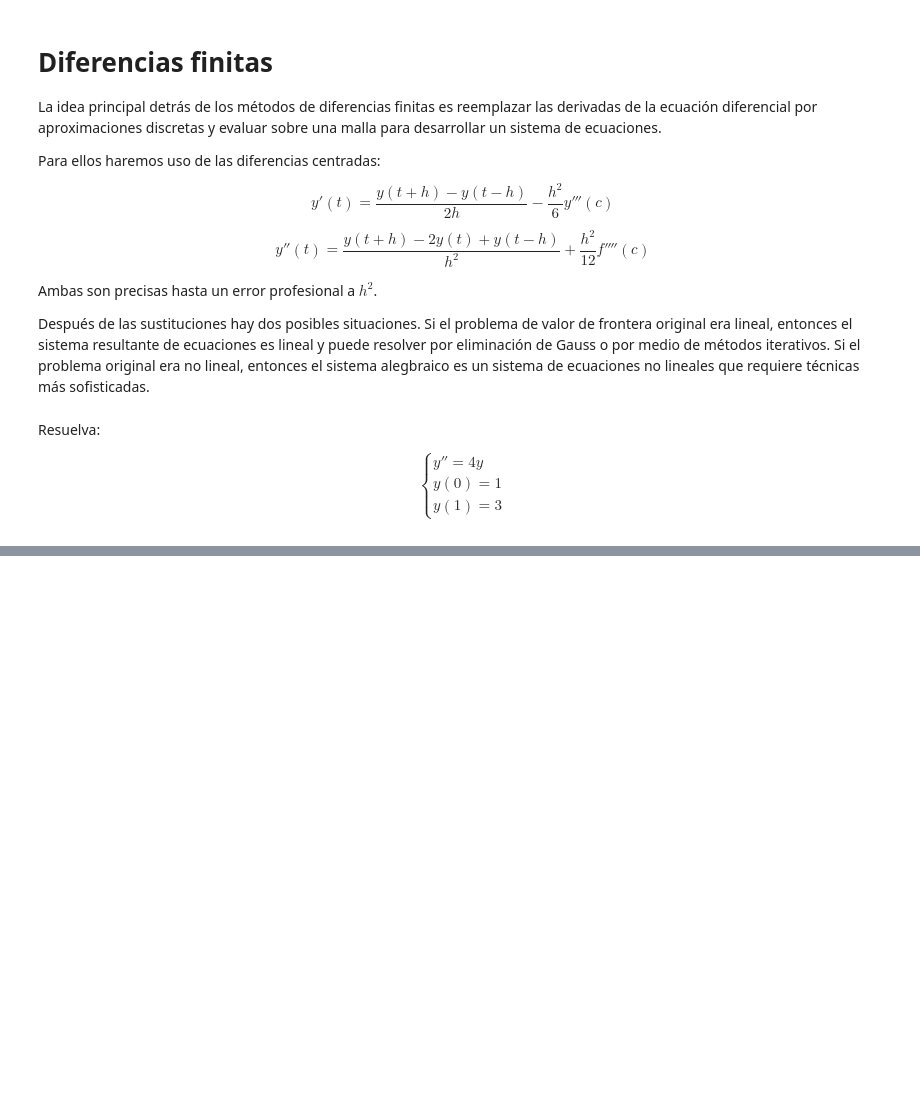
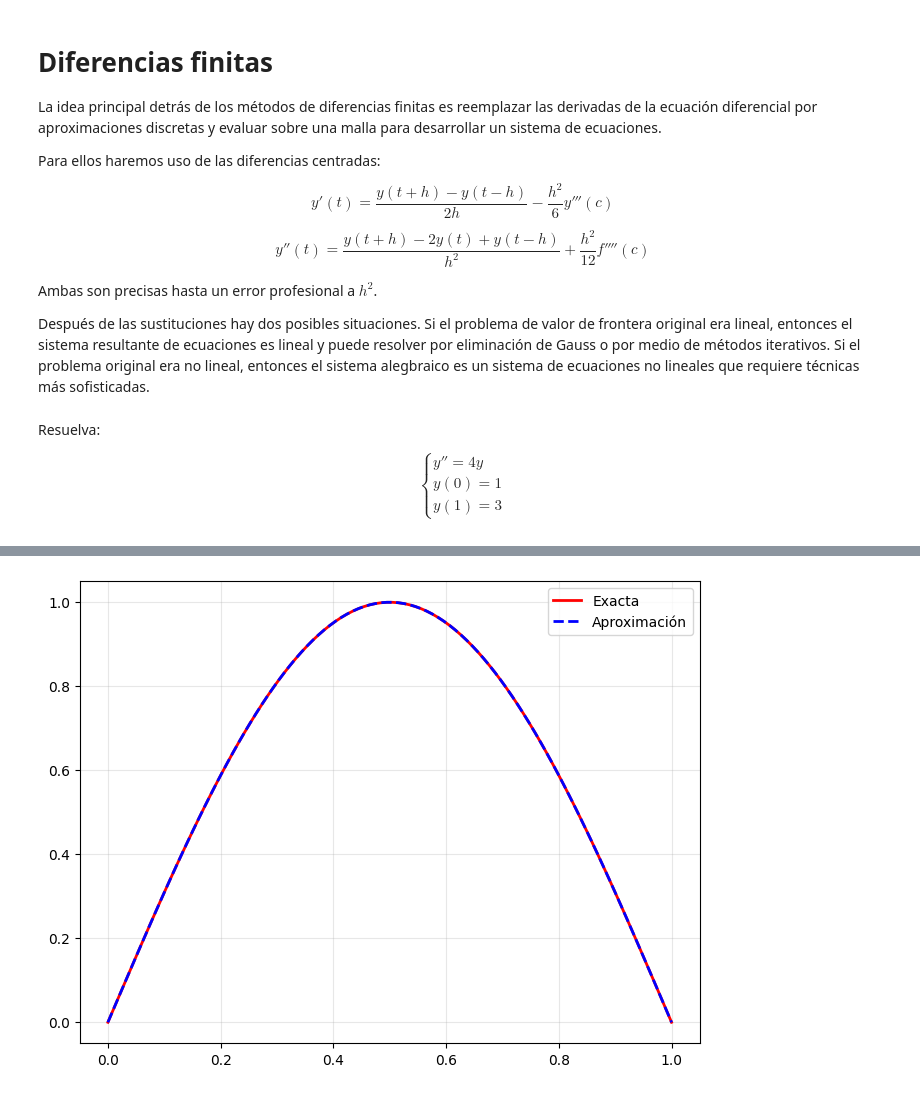
Before and after one commit to Alexander1251GIT/Analisis_Numerico, a Jupyter notebook: PVF.ipynb, the cells around one changed output, grey strips where cells are left out. Saved outputs shown, nothing was run; the diff lists cells and outputs as text; code cells hidden in the pictures; blank space fills up the shorter version.

```diff
--- a/PVF.ipynb
+++ b/PVF.ipynb
@@ -331,0 +321,77 @@ Se realizaron 3 iteraciones
+# %%
+import numpy as np
+import matplotlib.pyplot as plt
+
+def sistema(n):
+
+    W = np.zeros((n,n))
+
+    for i in range(n):
+        W[i,i] = -2
+        if i != 0:
+            W[i,i-1] = 1
+        if i != (n-1):
+            W[i,i+1] = 1
+    return W
+a = 0
+ya = 0
+b = 1
+yb = 0
+n = 100
+
+x = np.linspace(a, b, n)
+h = (b - a)/(n - 1)
+
+b = -np.pi**2*h**2*np.sin(np.pi*x[1:n-1])
+
+W = sistema(n - 2)
+
+def metodo_thomas(matriz, vector):
+    A = matriz.copy()
+    b = vector.copy()
+    n = b.shape[0]
+
+    P = np.zeros(n-1)
+    Q = np.zeros(n)
+
+    P[0] = A[0, 1]/A[0,0]
+    Q[0] = b[0]/A[0,0]
+
+    for i in range(1, n):
+        denom = (A[i,i] - A[i,i-1]*P[i-1])
+        if i != (n-1):
+            P[i] = A[i,i+1]/denom
+        Q[i] = (b[i] - A[i,i-1]*Q[i-1])/denom
+
+    x = np.zeros(n)
+
+    x[n-1] = Q[n-1]
+
+    for i in range(n-2, -1, -1):
+
+        x[i] = Q[i] - P[i]*x[i+1]
+
+    return x
+
+y_interior = metodo_thomas(W, b)
+
+y = np.zeros(n)
+y[0] = ya
+y[-1] = yb
+y[1:-1] = y_interior
+
+def exacta(x):
+    return np.sin(np.pi*x)
+
+y_e = exacta(x)
+
+fig, ax = plt.subplots(figsize = (8,6))
+
+ax.plot(x, y_e, label = 'Exacta', lw = 2, c = 'red')
+ax.plot(x, y, label = 'Aproximación', lw = 2 , c = 'blue', ls = '--')
+ax.grid(alpha = 0.3)
+ax.legend()
+plt.tight_layout
+plt.show()
+# %% [output]
+[figure, added]
```
Also changed, not shown: parts of 4 cells of this notebook, 1 other file.
